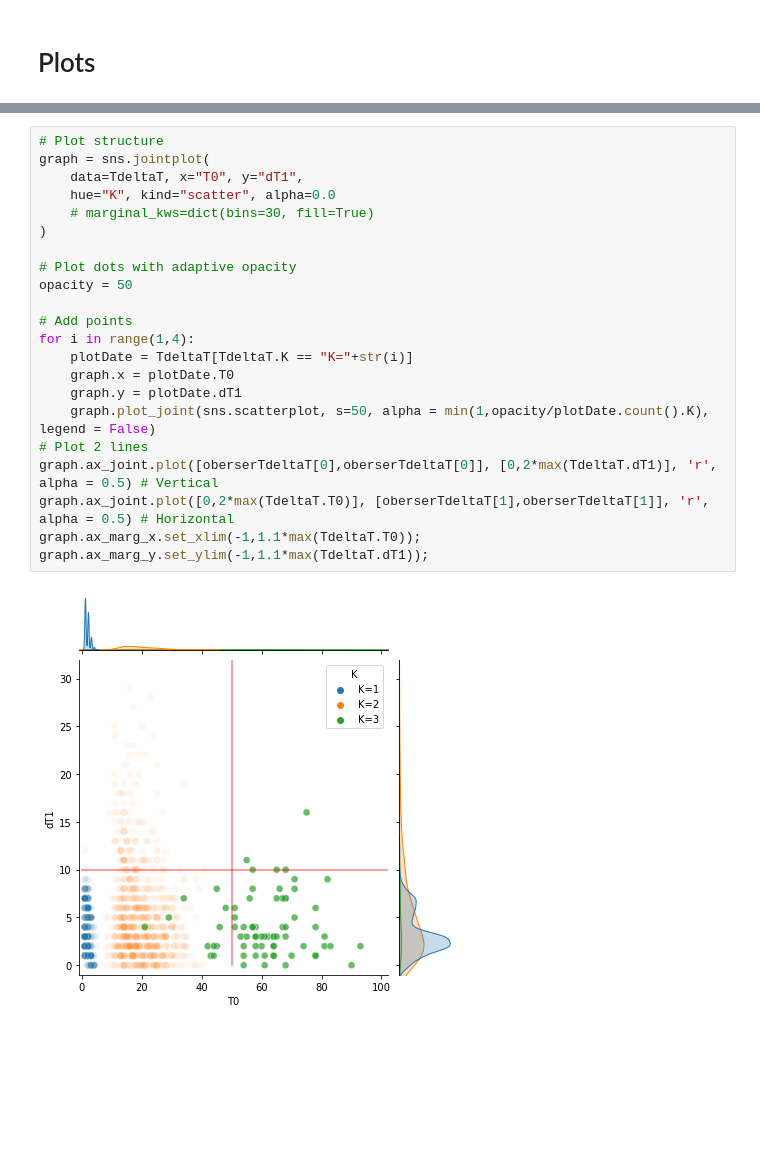
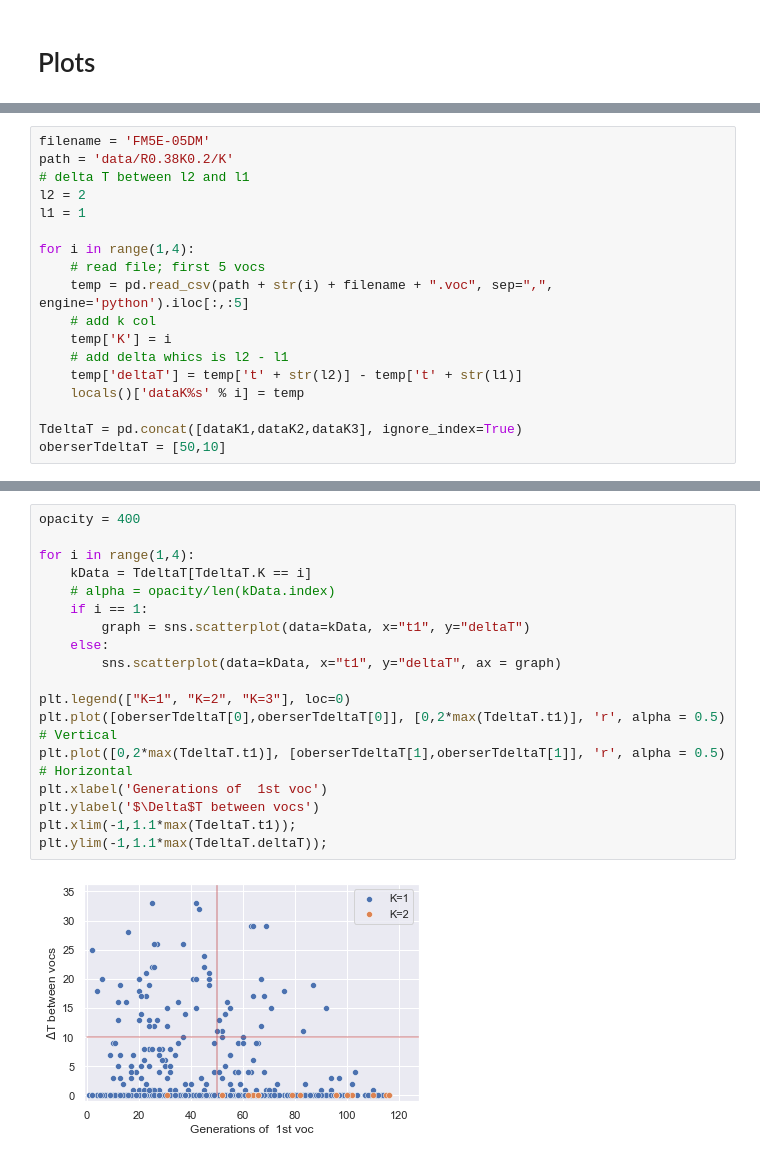
Before and after one commit to weissmanlab/VOC_emergence, a Jupyter notebook: covid.ipynb, the cells around one changed output, grey strips where cells are left out. Drawn from its saved outputs; the diff is of its cells as text; blank space fills up the shorter version.

```diff
--- a/covid.ipynb
+++ b/covid.ipynb
@@ -39,0 +131,18 @@ oberserTdeltaT = [50,10]
+# %%
+filename = 'FM5E-05DM'
+path = 'data/R0.38K0.2/K'
+# delta T between l2 and l1
+l2 = 2
+l1 = 1
+
+for i in range(1,4):
+    # read file; first 5 vocs
+    temp = pd.read_csv(path + str(i) + filename + ".voc", sep=",", engine='python').iloc[:,:5]
+    # add k col
+    temp['K'] = i
+    # add delta whics is l2 - l1
+    temp['deltaT'] = temp['t' + str(l2)] - temp['t' + str(l1)]
+    locals()['dataK%s' % i] = temp
+
+TdeltaT = pd.concat([dataK1,dataK2,dataK3], ignore_index=True)
+oberserTdeltaT = [50,10]
@@ -40,24 +161,20 @@ oberserTdeltaT = [50,10]
 # %%
-# Plot structure
-graph = sns.jointplot(
-    data=TdeltaT, x="T0", y="dT1",
-    hue="K", kind="scatter", alpha=0.0
-    # marginal_kws=dict(bins=30, fill=True)
-)
+opacity = 400
 
-# Plot dots with adaptive opacity
-opacity = 50
+for i in range(1,4):
+    kData = TdeltaT[TdeltaT.K == i]
+    # alpha = opacity/len(kData.index)
+    if i == 1:
+        graph = sns.scatterplot(data=kData, x="t1", y="deltaT")
+    else:
+        sns.scatterplot(data=kData, x="t1", y="deltaT", ax = graph)
 
-# Add points
-for i in range(1,4):
-    plotDate = TdeltaT[TdeltaT.K == "K="+str(i)]
-    graph.x = plotDate.T0
-    graph.y = plotDate.dT1
-    graph.plot_joint(sns.scatterplot, s=50, alpha = min(1,opacity/plotDate.count().K), legend = False)
-# Plot 2 lines
-graph.ax_joint.plot([oberserTdeltaT[0],oberserTdeltaT[0]], [0,2*max(TdeltaT.dT1)], 'r', alpha = 0.5) # Vertical
-graph.ax_joint.plot([0,2*max(TdeltaT.T0)], [oberserTdeltaT[1],oberserTdeltaT[1]], 'r', alpha = 0.5) # Horizontal
-graph.ax_marg_x.set_xlim(-1,1.1*max(TdeltaT.T0));
-graph.ax_marg_y.set_ylim(-1,1.1*max(TdeltaT.dT1));
+plt.legend(["K=1", "K=2", "K=3"], loc=0)
+plt.plot([oberserTdeltaT[0],oberserTdeltaT[0]], [0,2*max(TdeltaT.t1)], 'r', alpha = 0.5) # Vertical
+plt.plot([0,2*max(TdeltaT.t1)], [oberserTdeltaT[1],oberserTdeltaT[1]], 'r', alpha = 0.5) # Horizontal
+plt.xlabel('Generations of  1st voc')
+plt.ylabel('$\Delta$T between vocs')
+plt.xlim(-1,1.1*max(TdeltaT.t1));
+plt.ylim(-1,1.1*max(TdeltaT.deltaT));
 # %% [output]
-[figure, old version]
+[figure, new version]
```
Also changed, not shown: parts of 14 cells of this notebook, 7 other files.
